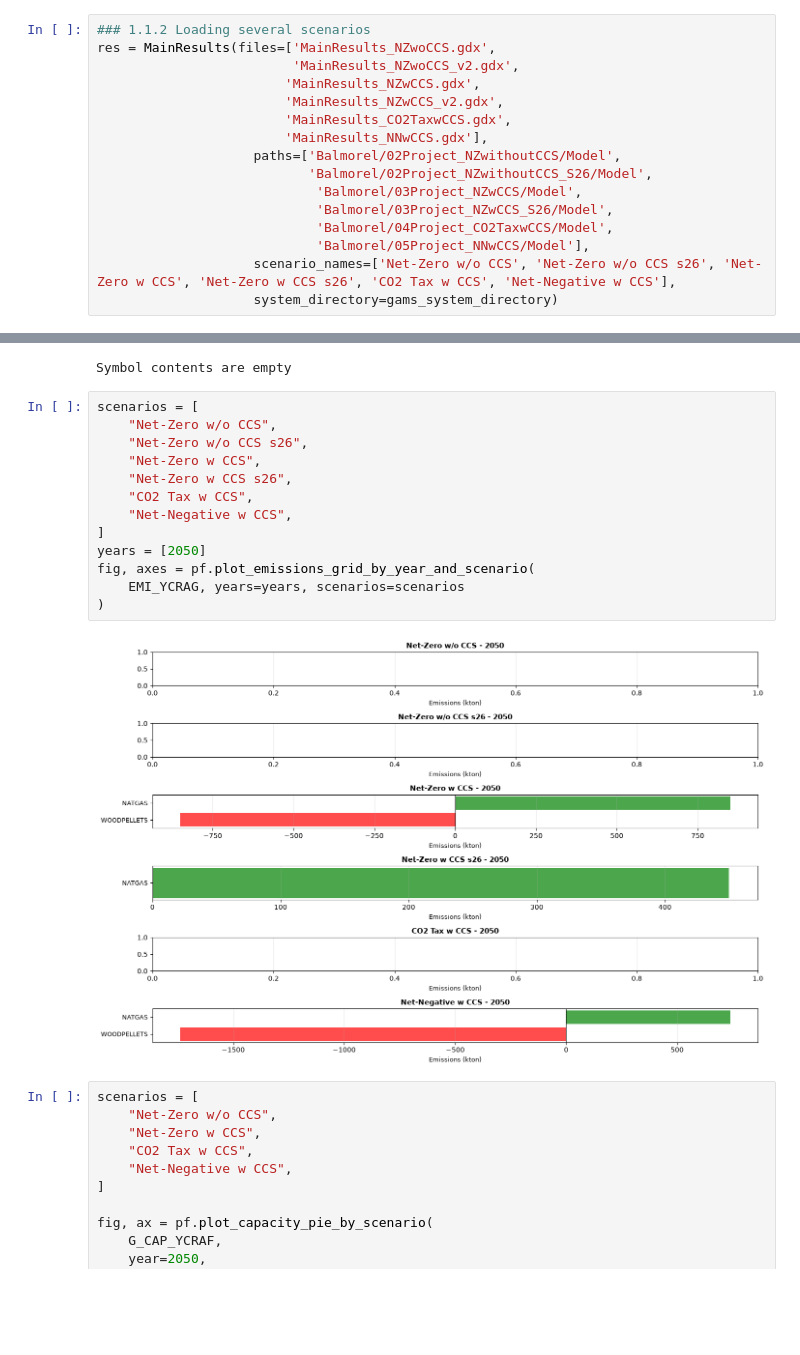
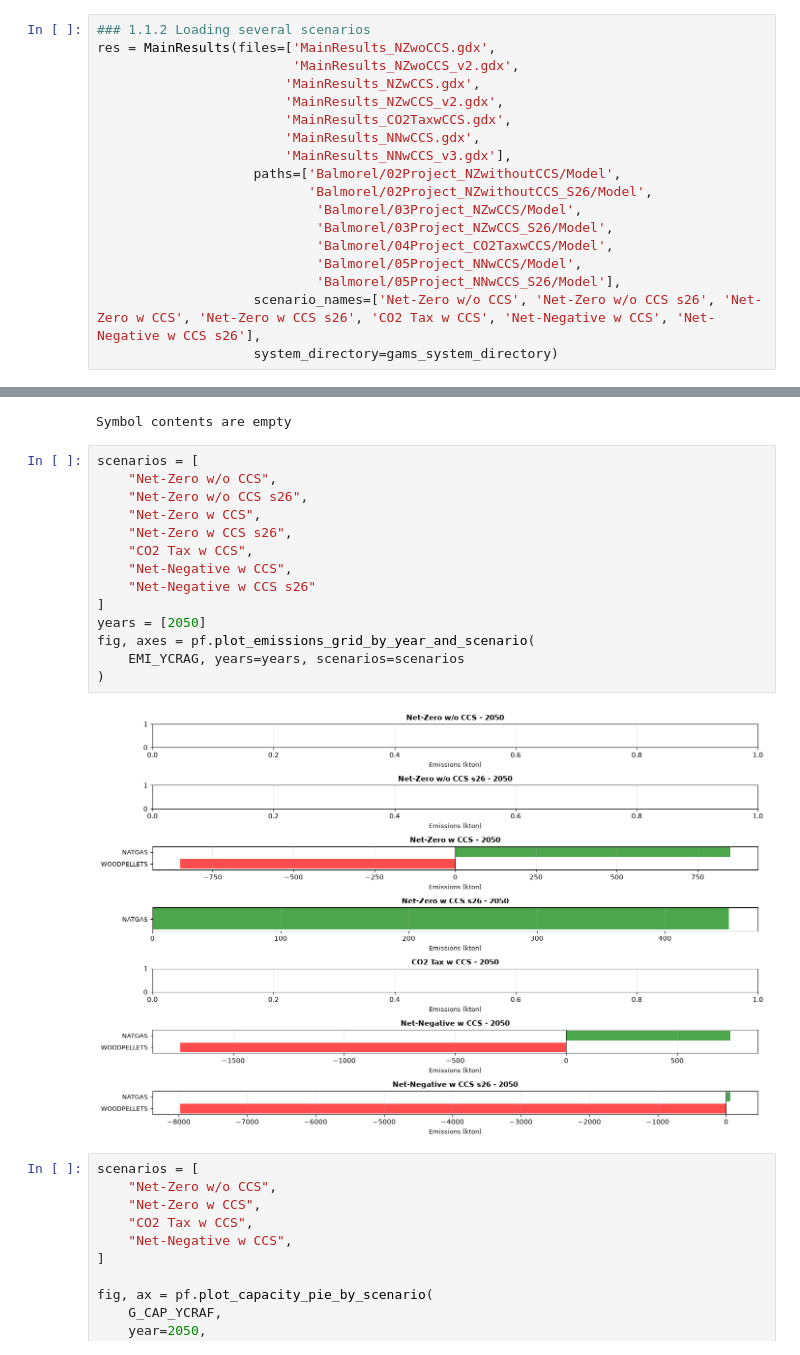
Before and after one commit to mariajosseu/ccs_balmorel_project, a Jupyter notebook: examples/PostProcessing.ipynb, the cells around one changed output, grey strips where cells are left out. Cells and saved outputs as stored; diff of their text form; blank space fills up the shorter version.

Commit message:
06Project_NZwCCSBio_s26

```diff
--- a/examples/PostProcessing.ipynb
+++ b/examples/PostProcessing.ipynb
@@ -28,14 +28,16 @@ res = MainResults(files=['MainResults_NZwoCCS.gdx',
                         'MainResults_NZwCCS.gdx',
                         'MainResults_NZwCCS_v2.gdx',
                         'MainResults_CO2TaxwCCS.gdx',
-                        'MainResults_NNwCCS.gdx'],
+                        'MainResults_NNwCCS.gdx',
+                        'MainResults_NNwCCS_v3.gdx'],
                     paths=['Balmorel/02Project_NZwithoutCCS/Model',
                            'Balmorel/02Project_NZwithoutCCS_S26/Model',
                             'Balmorel/03Project_NZwCCS/Model',
                             'Balmorel/03Project_NZwCCS_S26/Model',
                             'Balmorel/04Project_CO2TaxwCCS/Model',
-                            'Balmorel/05Project_NNwCCS/Model'],
-                    scenario_names=['Net-Zero w/o CCS', 'Net-Zero w/o CCS s26', 'Net-Zero w CCS', 'Net-Zero w CCS s26', 'CO2 Tax w CCS', 'Net-Negative w CCS'],
+                            'Balmorel/05Project_NNwCCS/Model',
+                            'Balmorel/05Project_NNwCCS_S26/Model'],
+                    scenario_names=['Net-Zero w/o CCS', 'Net-Zero w/o CCS s26', 'Net-Zero w CCS', 'Net-Zero w CCS s26', 'CO2 Tax w CCS', 'Net-Negative w CCS', 'Net-Negative w CCS s26'],
                     system_directory=gams_system_directory)
 # %% [output]
 Loading Balmorel/02Project_NZwithoutCCS/Model/MainResults_NZwoCCS.gdx
@@ -58,18 +61,19 @@ Symbol contents are empty
 # %%
 scenarios = [
     "Net-Zero w/o CCS",
     "Net-Zero w/o CCS s26",
     "Net-Zero w CCS",
     "Net-Zero w CCS s26",
     "CO2 Tax w CCS",
     "Net-Negative w CCS",
+    "Net-Negative w CCS s26"
 ]
 years = [2050]
 fig, axes = pf.plot_emissions_grid_by_year_and_scenario(
     EMI_YCRAG, years=years, scenarios=scenarios
 )
 # %% [output]
-[figure, old version]
+[figure, new version]
 # %%
 scenarios = [
     "Net-Zero w/o CCS",
```
Also changed, not shown: parts of 1 cell of this notebook, 19 other files.
